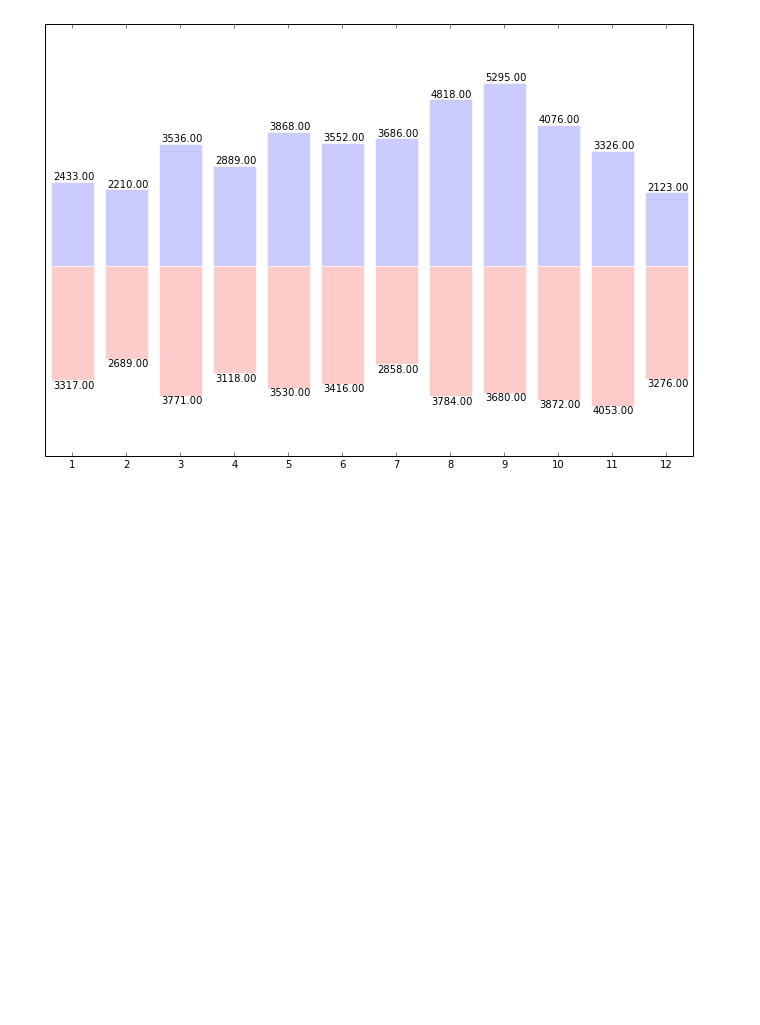
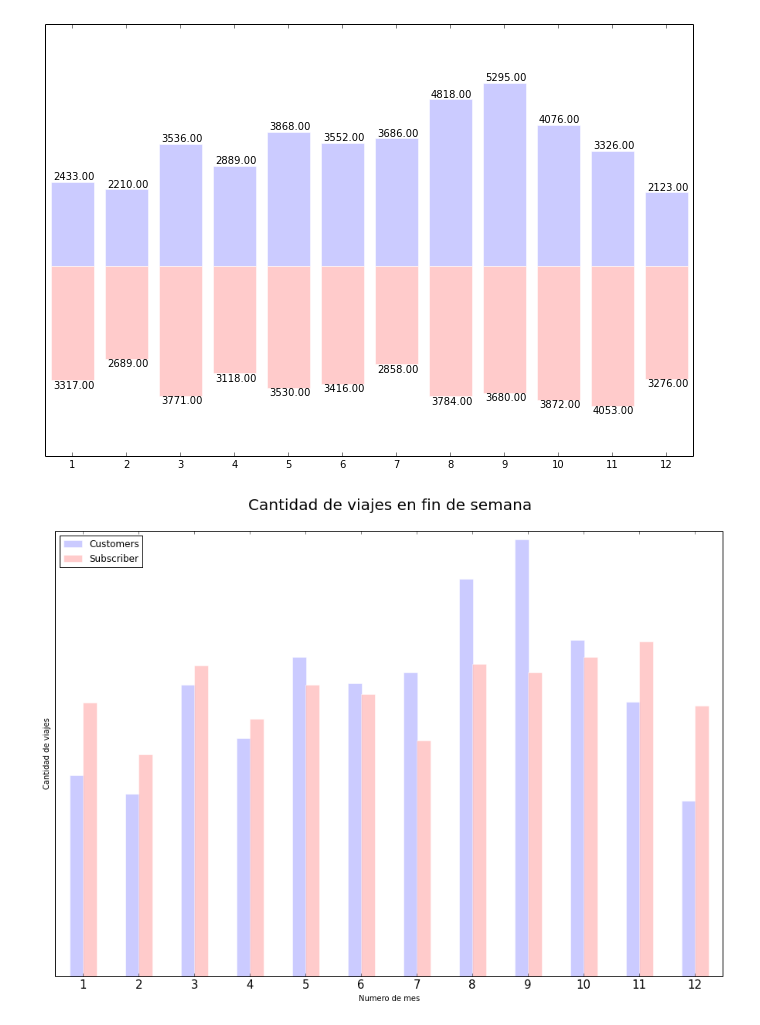
Before and after one commit to LeoCenturion/tp1_datos, a Jupyter notebook: Viajes_fin_de_semana.ipynb, the cells around one changed output. Drawn from its saved outputs; the diff is of its cells as text; code cells hidden in the pictures; blank space fills up the shorter version.

Commit message:
nuevo grafico en Viajes_fin_de_semana

```diff
--- a/Viajes_fin_de_semana.ipynb
+++ b/Viajes_fin_de_semana.ipynb
@@ -91,8 +91,8 @@ trips_all = trips_all[(trips_all['dayofweek']==5) | (trips_all['dayofweek']==6)]
 trips_S = trips_all[(trips_all['subscription_type']=='Subscriber')]
 trips_C = trips_all[(trips_all['subscription_type']=='Customer')]
 
-viajes_total_S=trips_S[trips_S['numero_mes']==1]['id'].count()
-viajes_total_C=trips_C[trips_C['numero_mes']==1]['id'].count()
+#viajes_total_S=trips_S[trips_S['numero_mes']==1]['id'].count()
+#viajes_total_C=trips_C[trips_C['numero_mes']==1]['id'].count()
 #viajes_total_S, viajes_total_C
 #hay que unir los que tienen cada mes
 #hay que hacer una lista? o hay forma de juntarlos? creo que hay que hacer calve-valor
@@ -100,6 +100,7 @@ viajes_total_C=trips_C[trips_C['numero_mes']==1]['id'].count()
 #Grafico con puntitos, de bicicletas usadas por S y C en fin de semana. Puede ser por hora o solo por mes directo
 cantidad_viajes_S=trips_S[['numero_mes','id']].groupby('numero_mes').count()
 cantidad_viajes_C=trips_C[['numero_mes','id']].groupby('numero_mes').count()
+cantidad_viajes_totales = trips_all[['numero_mes','id']].groupby('numero_mes').count()
 
 
 #viajes_total=trips_weekend['id'].count()
@@ -146,3 +147,37 @@ plot.yticks(())
 plot.show()
 # %% [output]
 [figure]
+# %%
+from numpy import ma
+
+X = np.arange(len(cantidad_viajes_C.index))
+Y1 = cantidad_viajes_C.loc[:,'id']
+Y2 = cantidad_viajes_S.loc[:,'id']
+Y3 = cantidad_viajes_totales.loc[:,'id']
+
+plot.axes([0.025, 0.025, 2, 2])
+#plot.bar(X + 0.25, Y3, width = 0.5, align="center")
+plot.bar(X - 0.12, Y1, facecolor='#9999ff', edgecolor='white',  alpha=.5, width = 0.25, align="center", label="Customers") #no subscriptos, azul #alpha es la opacidad
+plot.bar(X + 0.00, Y2, facecolor='#ff9999', edgecolor='white',  alpha=.5, width = 0.25, label="Subscriber") #subscriptos, rojo
+
+
+#for x, y in zip(X, Y1):
+#    plot.text(x + 0.4, y + 0.05, '%.2f' % y, ha='right', va= 'bottom')
+
+#for x, y in zip(X, Y2):
+#    plot.text(x + 0.4, y + 0.05, '%.2f' % y, ha='right', va= 'top')
+
+plot.xlim(-.5,len(cantidad_viajes_C.index)-0.5)
+plot.xticks(X, cantidad_viajes_C.index, fontsize = 13)
+plot.xlabel('Numero de mes', fontsize = 15)
+
+plot.ylim(0, 5400) #solo para que quede lindo, igual deberia ser segun los valores blabla..
+plot.yticks(())
+plot.ylabel('Cantidad de viajes', fontsize = 15)
+
+plot.title('Cantidad de viajes en fin de semana\n', fontsize = 20)
+
+plot.legend(loc="upper left")
+plot.show()
+# %% [output]
+[figure, added]
```
Also changed, not shown: 1 other file.
